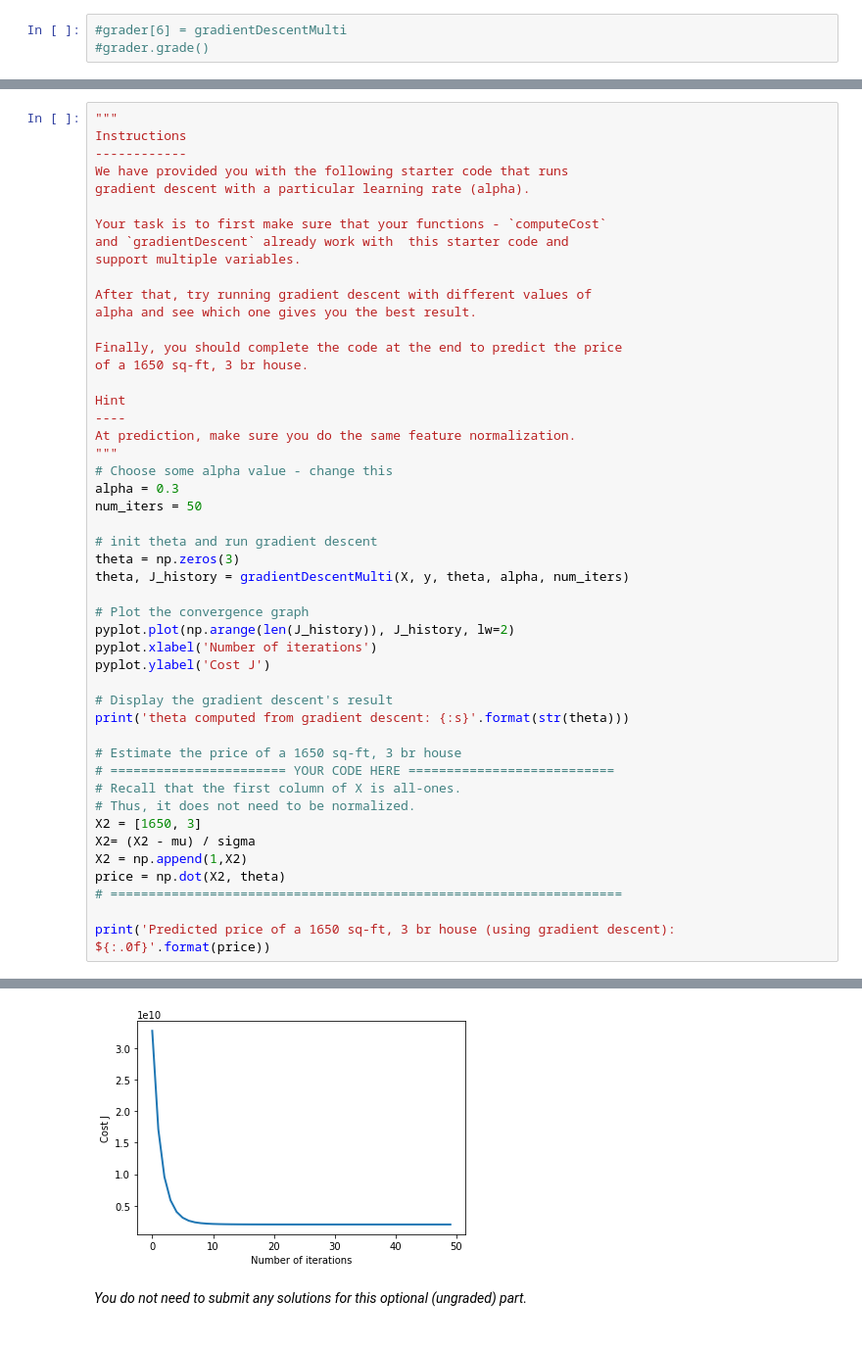
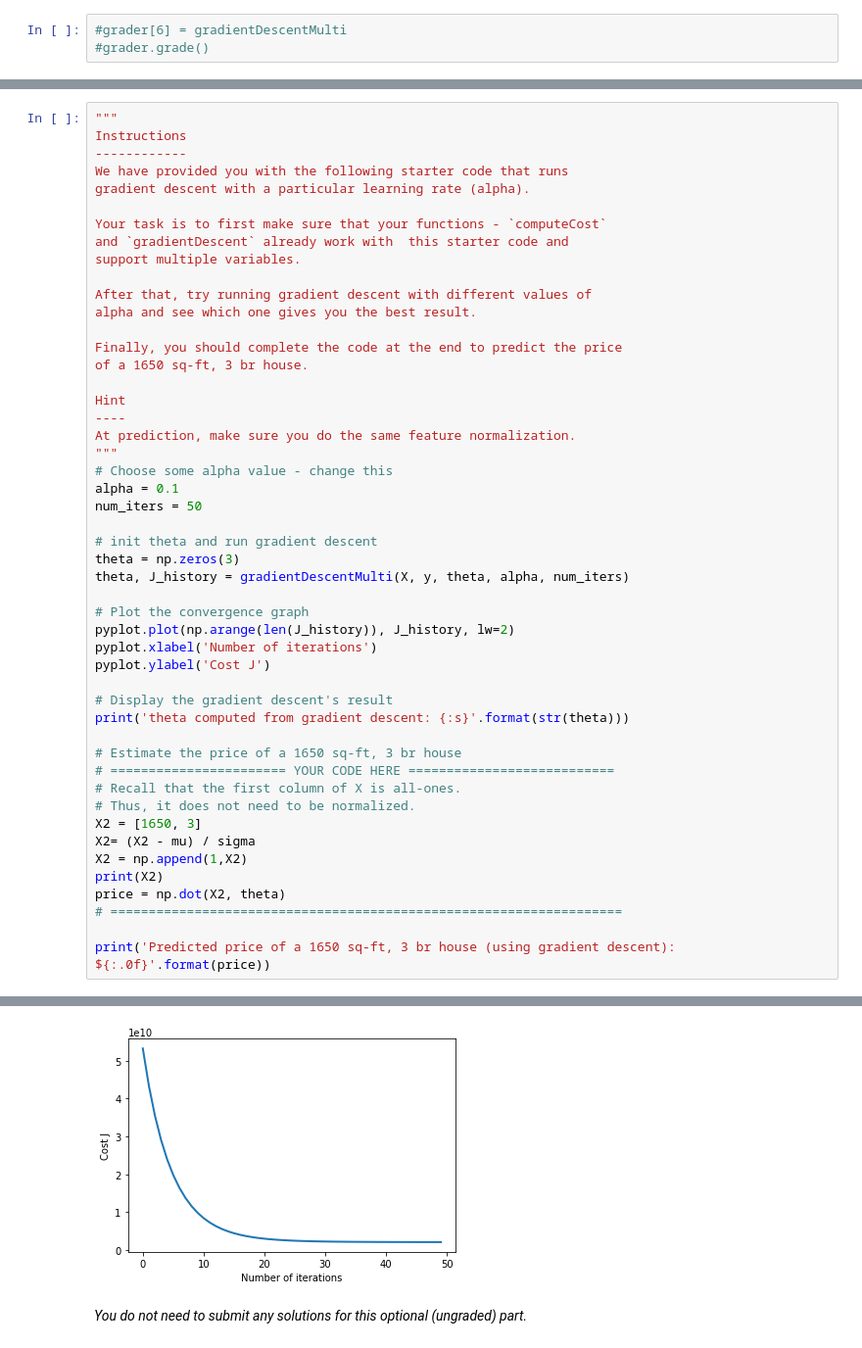
Before and after one commit to escobar-felipe/Curso_machine_learning, a Jupyter notebook: Exercise1/exercise1.ipynb, the cells around one changed output, grey strips where cells are left out. Shown at 98% size. Cells and saved outputs as stored; diff of their text form.

```diff
--- a/Exercise1/exercise1.ipynb
+++ b/Exercise1/exercise1.ipynb
@@ -840,7 +840,7 @@ Hint
 At prediction, make sure you do the same feature normalization.
 """
 # Choose some alpha value - change this
-alpha = 0.3
+alpha = 0.1
 num_iters = 50
 
 # init theta and run gradient descent
@@ -862,6 +862,7 @@ print('theta computed from gradient descent: {:s}'.format(str(theta)))
 X2 = [1650, 3]
 X2= (X2 - mu) / sigma
 X2 = np.append(1,X2)
+print(X2)
 price = np.dot(X2, theta)
 # ===================================================================
 
@@ -872,3 +874,3 @@ Predicted price of a 1650 sq-ft, 3 br house (using gradient descent): $293092
-[figure, old version]
+[figure, new version]
 # %% [markdown]
 *You do not need to submit any solutions for this optional (ungraded) part.*
```
Also changed, not shown: parts of 10 cells of this notebook.
